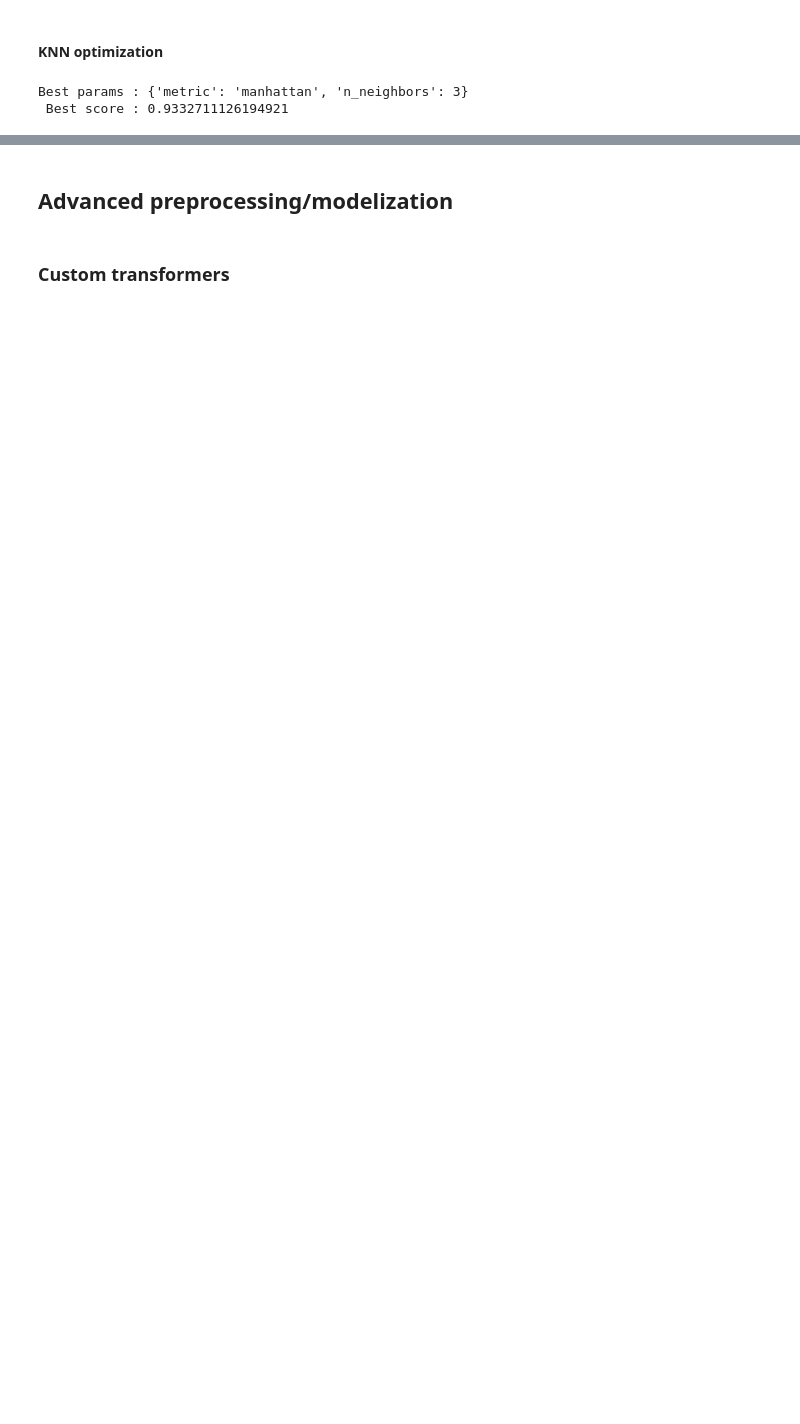
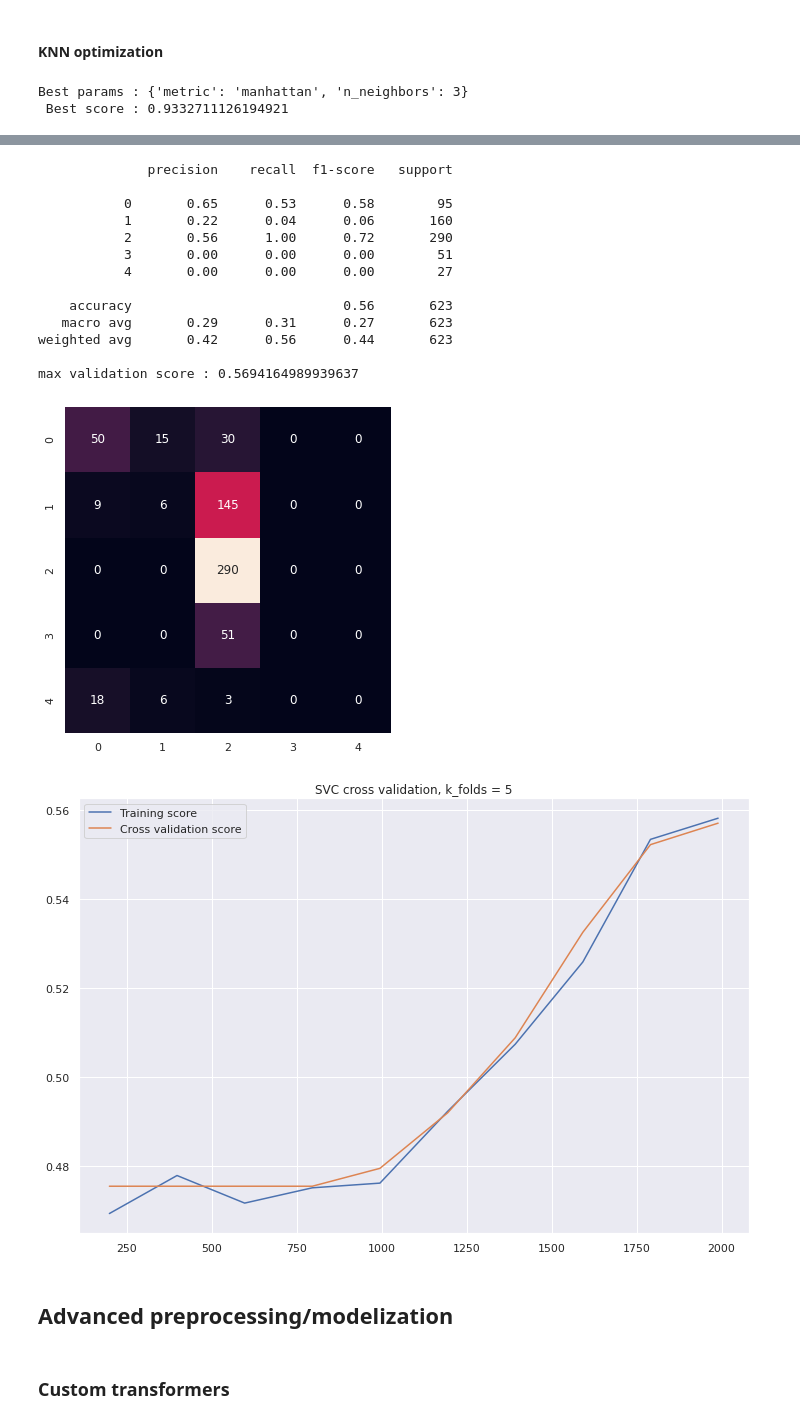
Before and after one commit to NanoClem/boston-housing-ML, a Jupyter notebook: ML_modelization.ipynb, the cells around one changed output, grey strips where cells are left out. Cells and saved outputs as stored; diff of their text form; code cells hidden in the pictures; blank space fills up the shorter version.

```diff
--- a/ML_modelization.ipynb
+++ b/ML_modelization.ipynb
@@ -356,0 +432,18 @@ max validation score : 0.9558232931726908
+# %%
+eval_model(svc_model, X_train, y_train, X_test, y_test, **cv_params)
+# %% [output]
+              precision    recall  f1-score   support
+
+           0       0.65      0.53      0.58        95
+           1       0.22      0.04      0.06       160
+           2       0.56      1.00      0.72       290
+           3       0.00      0.00      0.00        51
+           4       0.00      0.00      0.00        27
+
+    accuracy                           0.56       623
+   macro avg       0.29      0.31      0.27       623
+weighted avg       0.42      0.56      0.44       623
+
+max validation score : 0.5694164989939637
+[figure, added]
+[figure, added]
```
Also changed, not shown: parts of 26 cells of this notebook.
